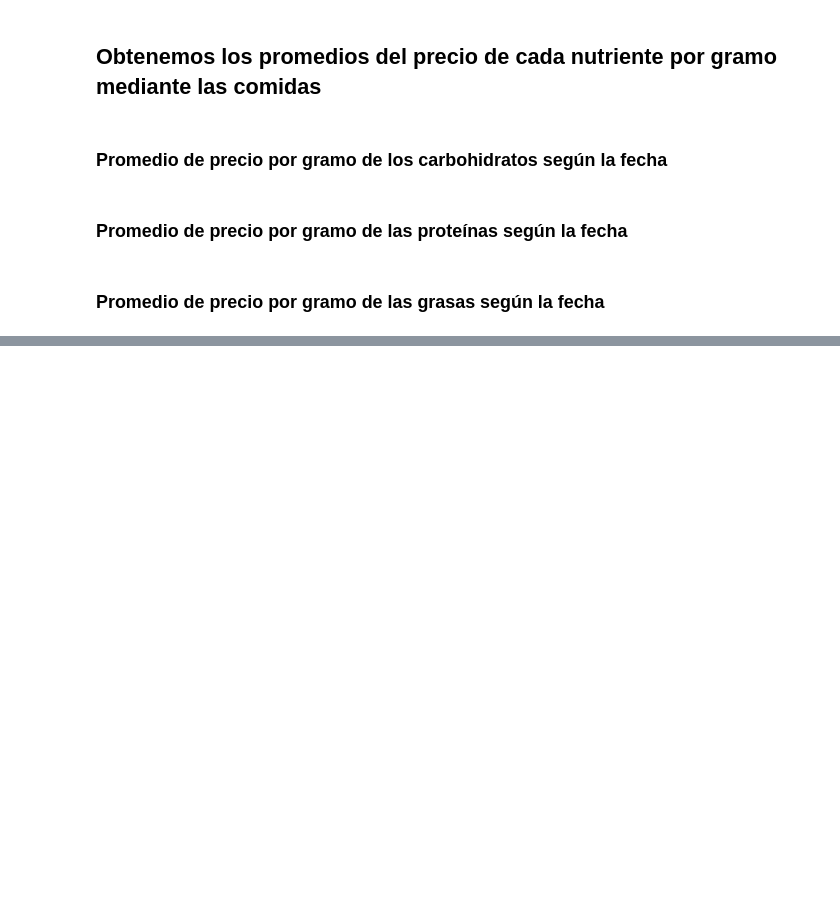
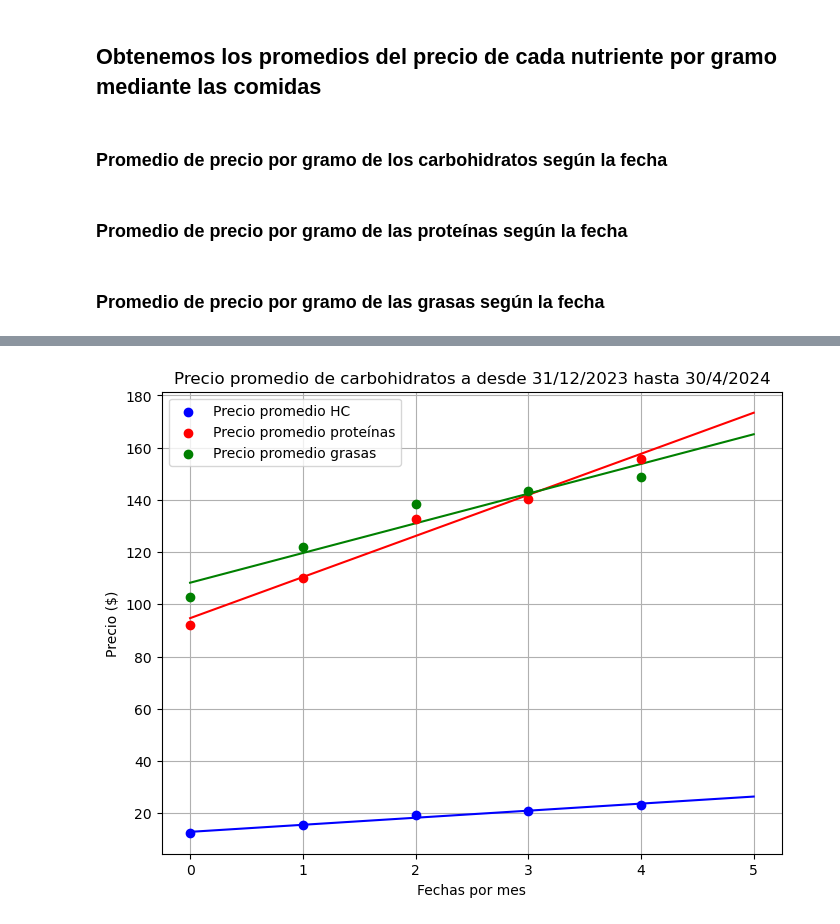
Before and after one commit to r3ch1rd/TP2alc, a Jupyter notebook: TP2alc.ipynb, the cells around one changed output, grey strips where cells are left out. Saved outputs shown, nothing was run; the diff lists cells and outputs as text; code cells hidden in the pictures; blank space fills up the shorter version.

```diff
--- a/TP2alc.ipynb
+++ b/TP2alc.ipynb
@@ -308,0 +434,81 @@ TypeError: leastsq() missing 2 required positional arguments: 'func' and 'x0'
+# %%
+X = np.array([[1,0],[1,1],[1,2],[1,3],[1,4]])
+Y = promedioHC_fecha
+
+x = minimosCuadrados(X,Y)
+
+a = x[0]
+b = x[1]
+
+# Generar valores de x para la recta
+r = np.linspace(0, 5, 100)
+y_line = a + b * r
+
+# Definir el conjunto de puntos
+points_x = np.array([0, 1, 2, 3, 4])
+points_y = np.array(promedioHC_fecha)
+
+# Crear el gráfico
+plt.figure(figsize=(8, 6))
+
+# Graficar la recta y = a + bx
+plt.plot(r, y_line, color='blue')
+
+# Graficar los puntos
+plt.scatter(points_x, points_y, color='blue', label='Precio promedio HC', zorder=5)
+
+Y = promedioProt_fecha
+
+x = minimosCuadrados(X,Y)
+
+a = x[0]
+b = x[1]
+
+# Generar valores de x para la recta
+r = np.linspace(0, 5, 100)
+y_line = a + b * r
+
+# Definir el conjunto de puntos
+points_x = np.array([0, 1, 2, 3, 4])
+points_y = np.array(promedioProt_fecha)
+
+# Graficar la recta y = a + bx
+plt.plot(r, y_line, color='red')
+
+# Graficar los puntos
+plt.scatter(points_x, points_y, color='red', label='Precio promedio proteínas', zorder=5)
+
+Y = promedioGrasas_fecha
+
+x = minimosCuadrados(X,Y)
+
+a = x[0]
+b = x[1]
+
+# Generar valores de x para la recta
+r = np.linspace(0, 5, 100)
+y_line = a + b * r
+
+# Definir el conjunto de puntos
+points_x = np.array([0, 1, 2, 3, 4])
+points_y = np.array(promedioGrasas_fecha)
+
+# Graficar la recta y = a + bx
+plt.plot(r, y_line, color='green')
+
+# Graficar los puntos
+plt.scatter(points_x, points_y, color='green', label='Precio promedio grasas', zorder=5)
+
+
+
+# Añadir etiquetas y título
+plt.xlabel('Fechas por mes')
+plt.ylabel('Precio ($)')
+plt.title('Precio promedio de carbohidratos a desde 31/12/2023 hasta 30/4/2024')
+plt.legend()
+
+# Mostrar el gráfico
+plt.grid(True)
+plt.show()
+# %% [output]
+[figure, added]
```
Also changed, not shown: parts of 13 cells of this notebook.
